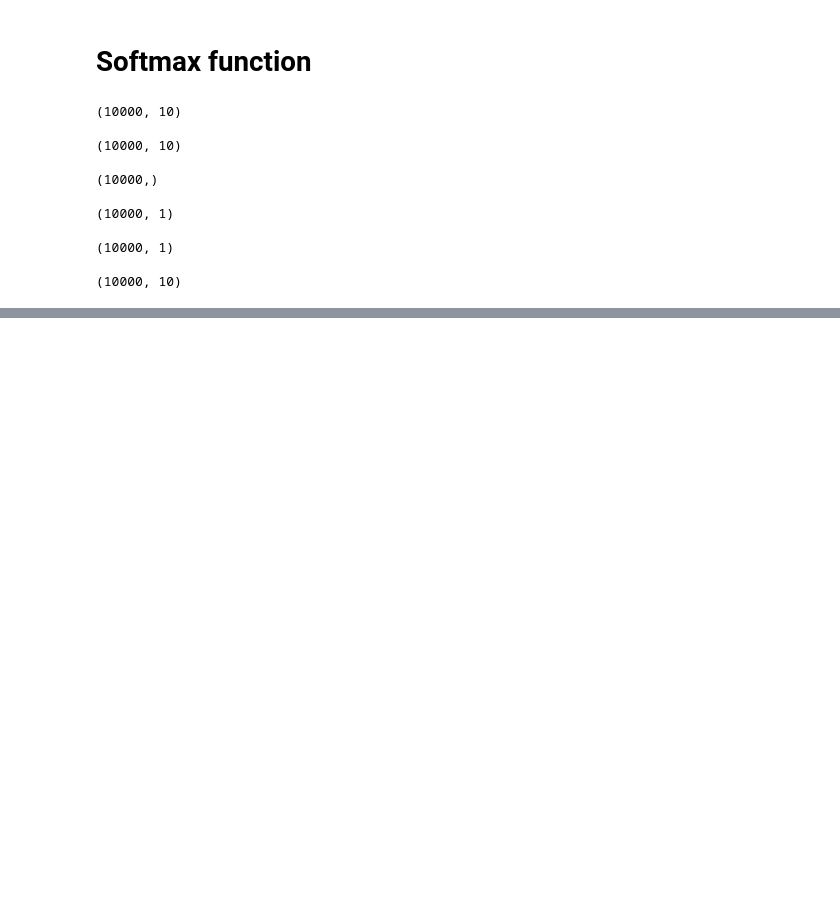
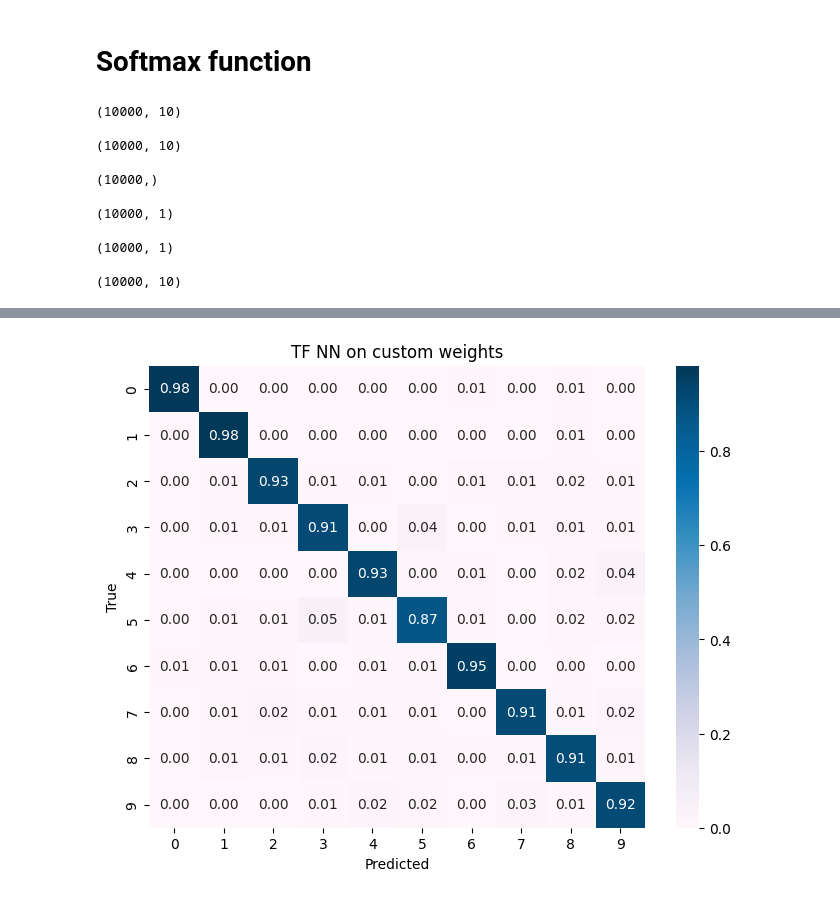
Before and after one commit to styxofsyntax/Neural-Network-from-Scratch, a Jupyter notebook: experiments.ipynb, the cells around one changed output, grey strips where cells are left out. Drawn from its saved outputs; the diff is of its cells as text; code cells hidden in the pictures; blank space fills up the shorter version.

```diff
--- a/experiments.ipynb
+++ b/experiments.ipynb
@@ -189,0 +405,13 @@ print(softmaxZ.shape)
+# %%
+import tensorflow as tf
+import tensorflow.keras as keras
+from tensorflow.keras import layers
+
+model = keras.Sequential()
+model.add(keras.Input(shape=(784,)))
+model.add(layers.Dense(20, activation='relu'))
+model.add(layers.Dense(15, activation='relu'))
+model.add(layers.Dense(10, activation='relu'))
+model.add(layers.Dense(10, activation='softmax'))
+
+model.summary()
@@ -189,0 +455,3 @@ print(softmaxZ.shape)
+# %%
+predtf = model.predict(x_data)
+predtf.shape
@@ -189,0 +461,6 @@ print(softmaxZ.shape)
+# %%
+y_data_ = np.argmax(y_data, axis=1)
+predtf_ = np.argmax(predtf, axis=1)
+create_confusion_matrix(y_data_, predtf_, 'TF NN on custom weights')
+# %% [output]
+[figure, added]
```
Also changed, not shown: parts of 24 cells of this notebook, 2 other files.
